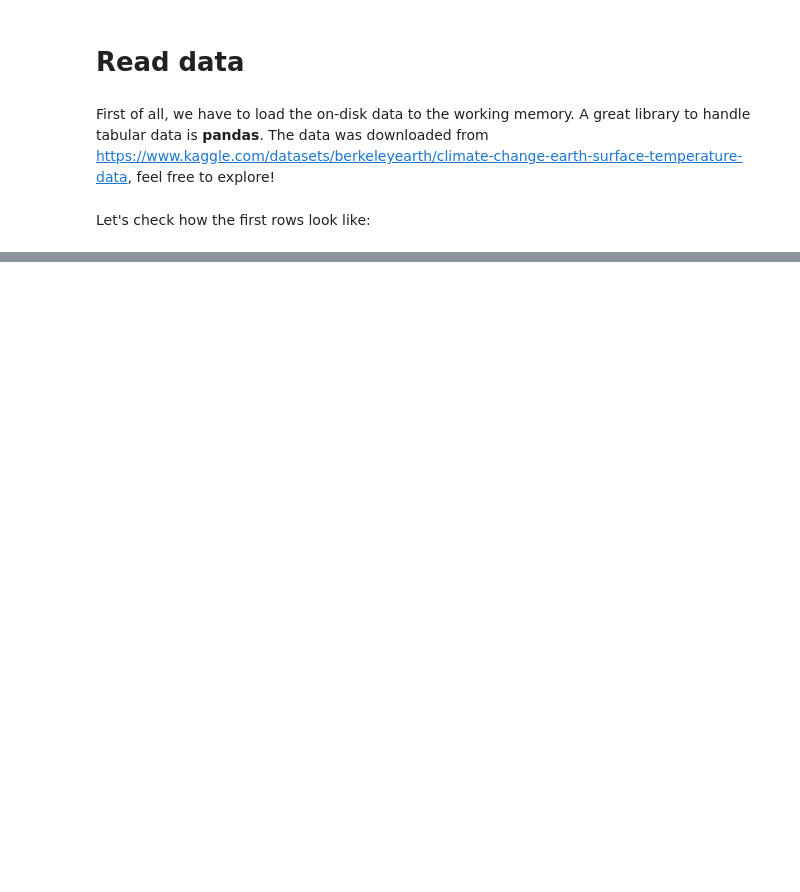
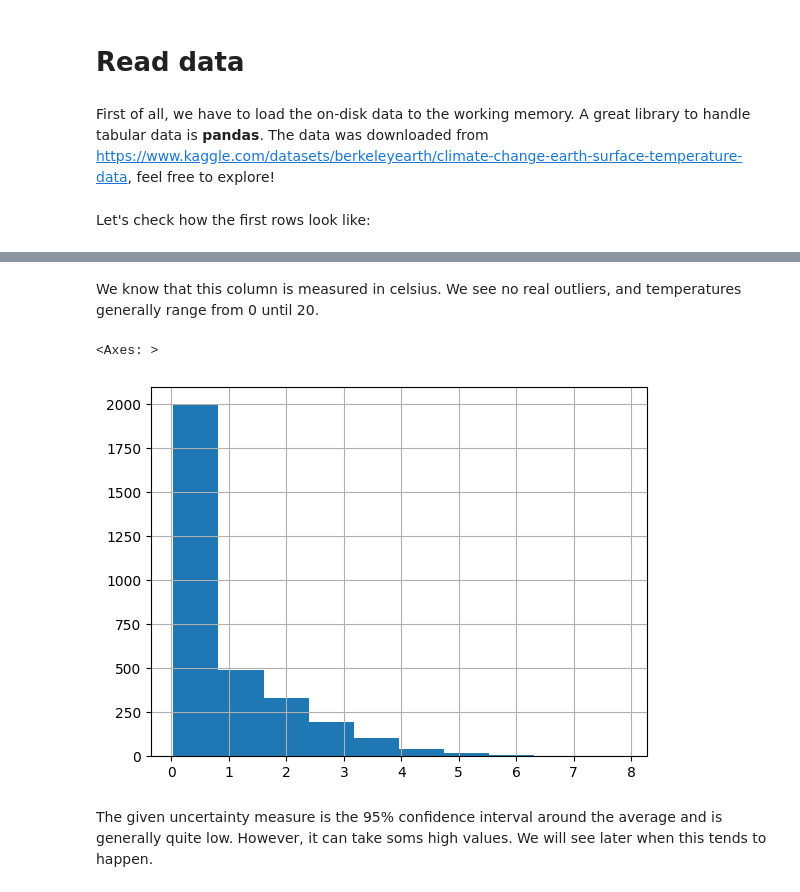
Before and after one commit to AE-nv/workshop_forecasting_2023, a Jupyter notebook: notebooks/EDA.ipynb, the cells around one changed output, grey strips where cells are left out. Drawn from its saved outputs; the diff is of its cells as text; code cells hidden in the pictures; blank space fills up the shorter version.

```diff
--- a/notebooks/EDA.ipynb
+++ b/notebooks/EDA.ipynb
@@ -30,0 +56,9 @@ dtype: object
+# %% [markdown]
+We know that this column is measured in celsius. We see no real outliers, and temperatures generally range from 0 until 20.
+# %%
+df["LandAverageTemperatureUncertainty"].hist()
+# %% [output]
+<Axes: >
+[figure, added]
+# %% [markdown]
+The given uncertainty measure is the 95% confidence interval around the average and is generally quite low. However, it can take soms high values. We will see later when this tends to happen.
```
Also changed, not shown: parts of 19 cells of this notebook.
